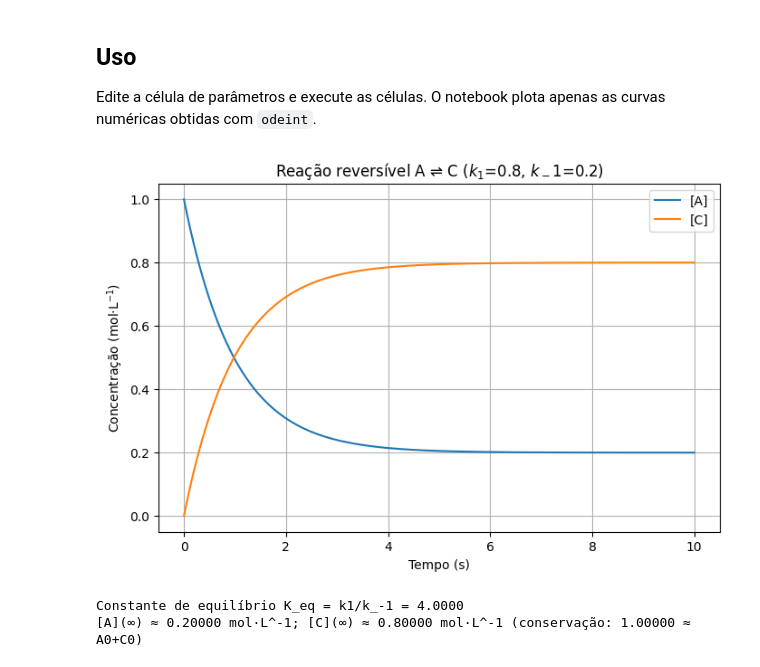
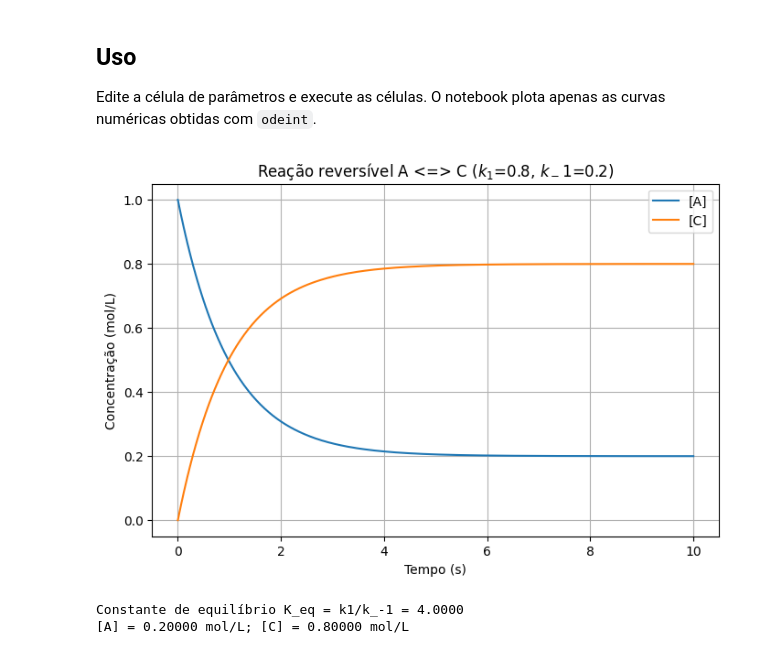
Before and after one commit to JuaoSea/Chemistry, a Jupyter notebook: Kinects/reacao_reversivel_A_C.ipynb, the cells around one changed output. Cells and saved outputs as stored; diff of their text form; code cells hidden in the pictures.

```diff
--- a/Kinects/reacao_reversivel_A_C.ipynb
+++ b/Kinects/reacao_reversivel_A_C.ipynb
@@ -45,7 +45,7 @@ def edos(concs, t, k1, k_minus1):
 k1 = 0.8         # constante direta A -> C (s^-1)
 k_minus1 = 0.2   # constante inversa C -> A (s^-1)
 A0 = 1.0         # concentração inicial de A (mol·L^-1)
-C0 = 0.0         # concentração inicial de C (mol·L^-1)
+C0 = 0         # concentração inicial de C (mol·L^-1)
 t_max = 10.0     # tempo máximo para integração (s)
 n_points = 500   # número de pontos no tempo
 
@@ -58,21 +58,21 @@ A_t, C_t = sol.T
 # %%
 # Plot da solução numérica
 plt.figure(figsize=(8,5))
 plt.plot(t, A_t, label='[A]')
 plt.plot(t, C_t, label='[C]')
 plt.xlabel('Tempo (s)')
-plt.ylabel('Concentração (mol·L$^{-1}$)')
-plt.title(f'Reação reversível A ⇌ C ($k_1$={k1}, $k_{-1}$={k_minus1})')
+plt.ylabel('Concentração (mol/L)')
+plt.title(f'Reação reversível A <=> C ($k_1$={k1}, $k_{-1}$={k_minus1})')
 plt.legend()
 plt.grid(True)
 plt.show()
 
 # Cálculo de equilíbrio e impressão de resultados
 A_eq = (A0 + C0) * (k_minus1 / (k1 + k_minus1))
 C_eq = (A0 + C0) * (k1 / (k1 + k_minus1))
 print(f"Constante de equilíbrio K_eq = k1/k_-1 = {k1/k_minus1:.4f}")
-print(f"[A](∞) ≈ {A_eq:.5f} mol·L^-1; [C](∞) ≈ {C_eq:.5f} mol·L^-1 (conservação: {A_eq+C_eq:.5f} ≈ A0+C0)")
+print(f"[A] = {A_eq:.5f} mol/L; [C] = {C_eq:.5f} mol/L")
 # %% [output]
-[figure, old version]
+[figure, new version]
 Constante de equilíbrio K_eq = k1/k_-1 = 4.0000
-[A](∞) ≈ 0.20000 mol·L^-1; [C](∞) ≈ 0.80000 mol·L^-1 (conservação: 1.00000 ≈ A0+C0)
+[A] = 0.20000 mol/L; [C] = 0.80000 mol/L
```
Also changed, not shown: parts of 4 cells of this notebook, 3 other files.
